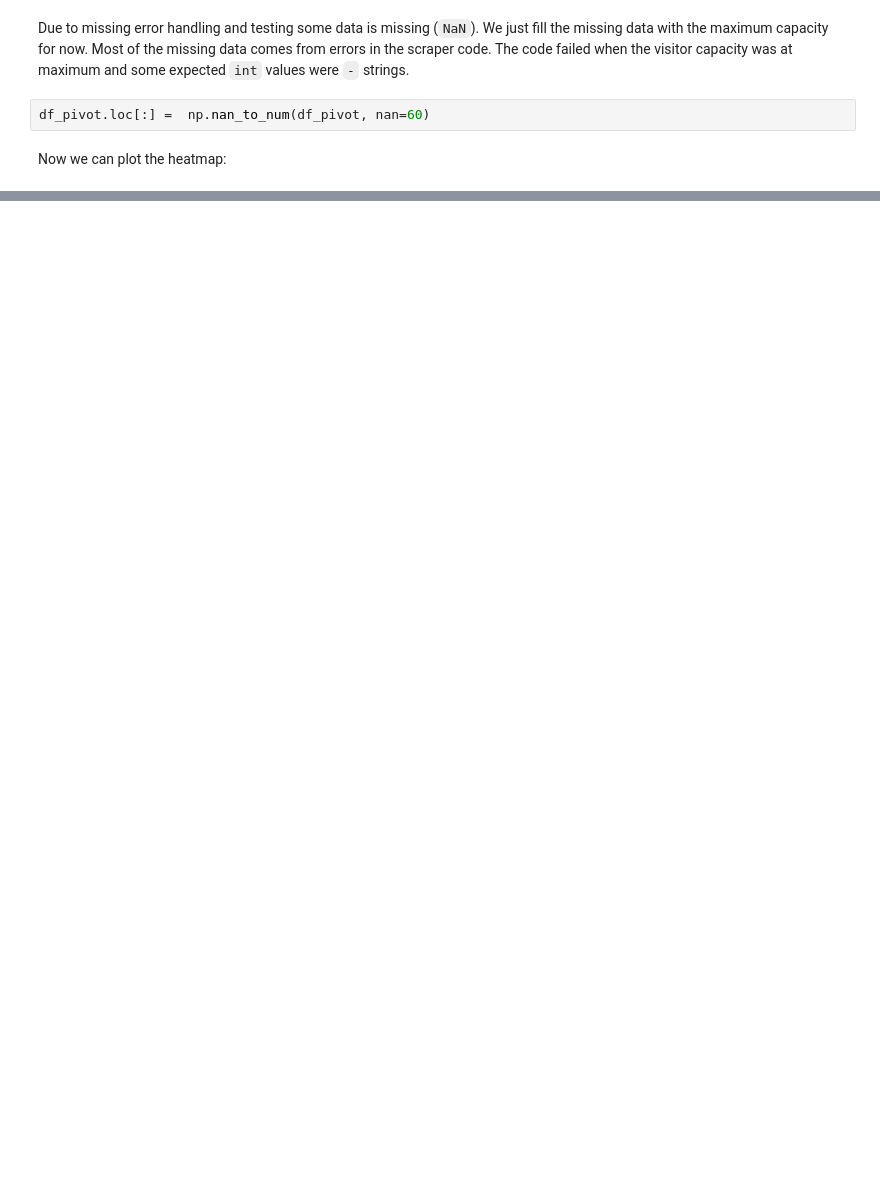
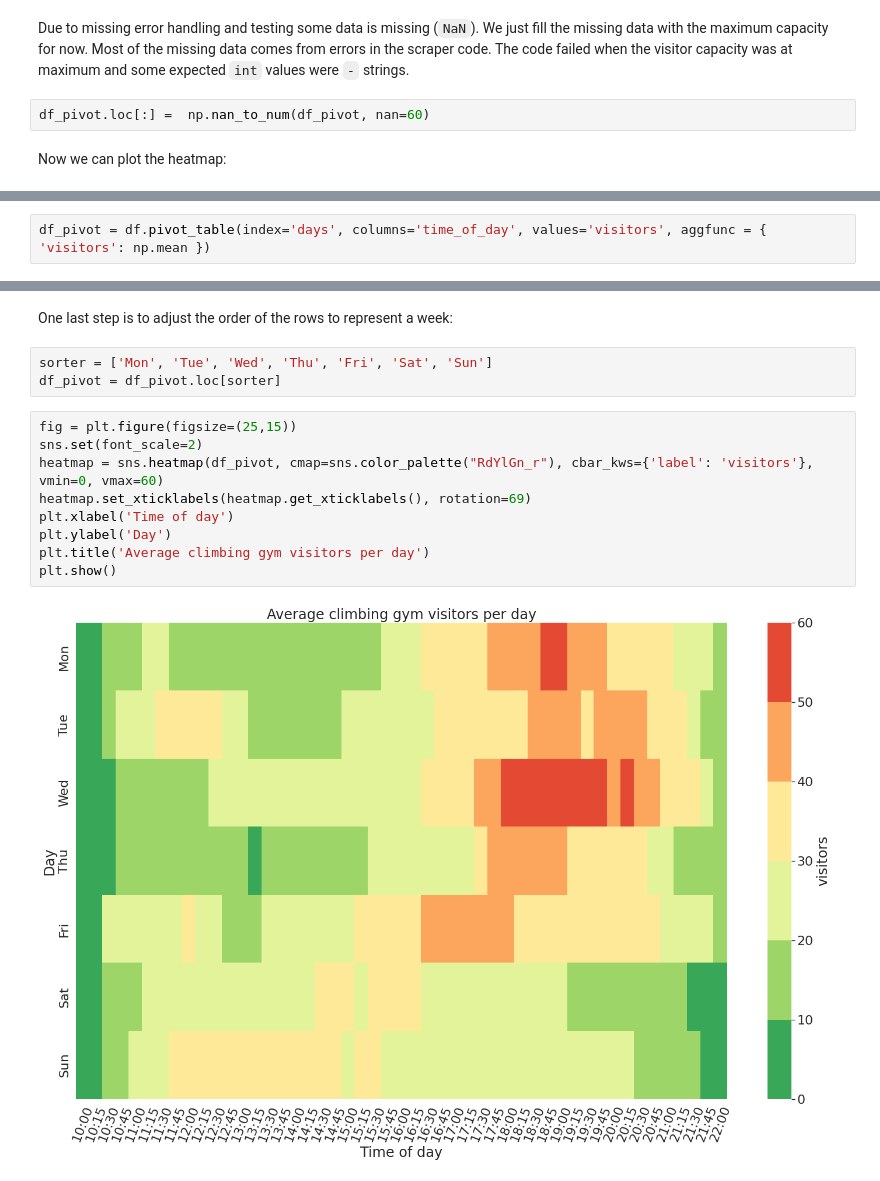
Before and after one commit to anon6789/climbing_gym_usage, a Jupyter notebook: Climbing gym usage analysis.ipynb, the cells around one changed output, grey strips where cells are left out. Saved outputs shown, nothing was run; the diff lists cells and outputs as text; blank space fills up the shorter version.

```diff
--- a/Climbing gym usage analysis.ipynb
+++ b/Climbing gym usage analysis.ipynb
@@ -266,0 +247,2 @@ plt.show()
+# %%
+df_pivot = df.pivot_table(index='days', columns='time_of_day', values='visitors', aggfunc = { 'visitors': np.mean })
@@ -266,0 +262,16 @@ plt.show()
+# %% [markdown]
+One last step is to adjust the order of the rows to represent a week:
+# %%
+sorter = ['Mon', 'Tue', 'Wed', 'Thu', 'Fri', 'Sat', 'Sun']
+df_pivot = df_pivot.loc[sorter]
+# %%
+fig = plt.figure(figsize=(25,15))
+sns.set(font_scale=2)
+heatmap = sns.heatmap(df_pivot, cmap=sns.color_palette("RdYlGn_r"), cbar_kws={'label': 'visitors'}, vmin=0, vmax=60)
+heatmap.set_xticklabels(heatmap.get_xticklabels(), rotation=69)
+plt.xlabel('Time of day')
+plt.ylabel('Day')
+plt.title('Average climbing gym visitors per day')
+plt.show()
+# %% [output]
+[figure, added]
```
Also changed, not shown: parts of 17 cells of this notebook, 4 other files.
